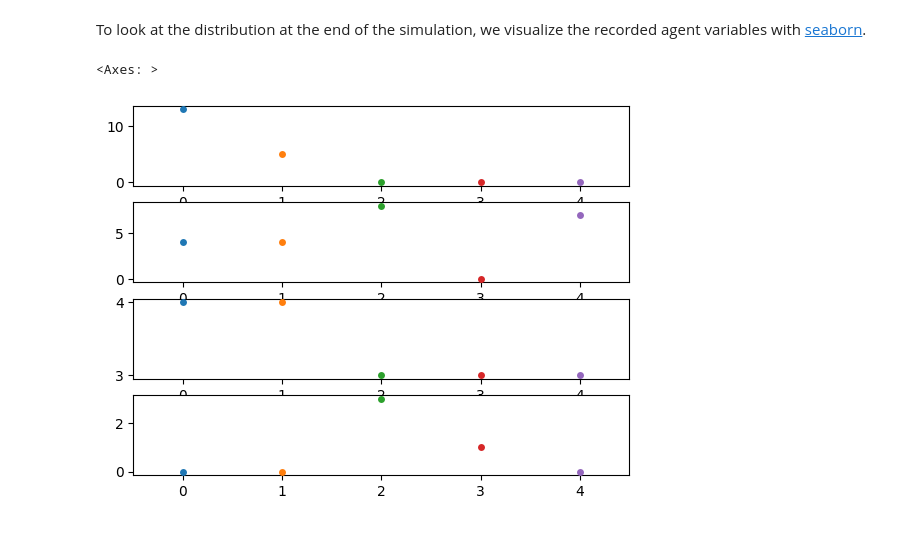
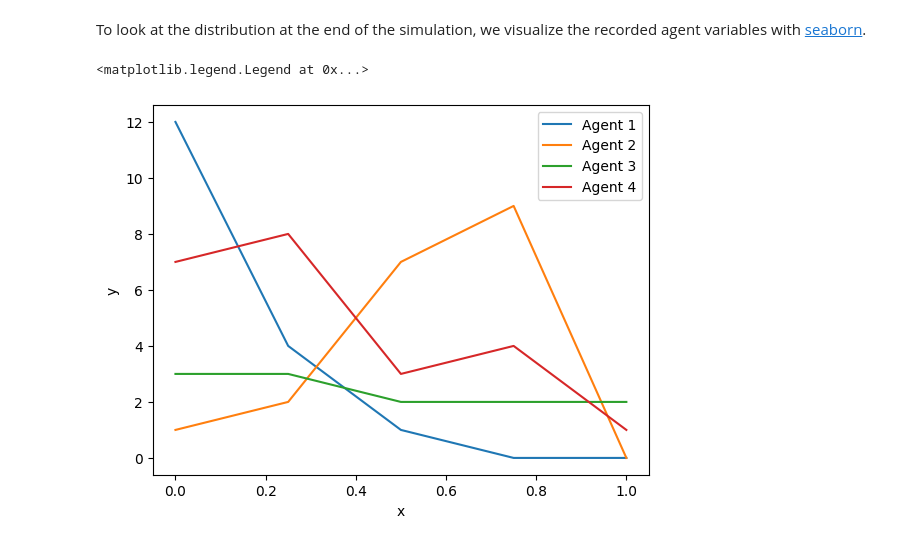
Before and after one commit to mmarianaamy/Multiagentes, a Jupyter notebook: M1.ipynb, the cells around one changed output. Cells and saved outputs as stored; diff of their text form; code cells hidden in the pictures.

Commit message:
Scatterplot a lineplot

```diff
--- a/M1.ipynb
+++ b/M1.ipynb
@@ -243,6 +243,8 @@ class WealthModel(ap.Model):
         m = 30
         n = 30
         k = 150
+        self.m = 30
+        self.n = 30
 
         self.environment = [[False for _ in range(m)] for _ in range(n)]
 
@@ -280,11 +282,14 @@ class WealthModel(ap.Model):
 
 
     def end(self):
-        total_cells = len(self.environment) * len(self.environment[0])
-        dirty_cells = sum(sum(row) for row in self.environment)
+        total_cells = self.m * self.n
+        dirty_cells = sum([sum(row) for row in self.environment])
         clean_cells = total_cells - dirty_cells
         clean_percentage = clean_cells / total_cells * 100
 
+        print("totalcells", total_cells)
+        print("cleancells", clean_cells)
+
         self.record('Clean Cells (%)', clean_percentage)
 # %% [markdown]
 ## Simulation run
@@ -371,19 +386,23 @@ we visualize the recorded agent variables with [seaborn](https://seaborn.pydata.
 # %%
 import matplotlib.pyplot as plt
 import seaborn as sns
 import pandas as pd
 
 data = results.variables.WealthModel
-
-fig, axs = plt.subplots(nrows=4)
-df = pd.DataFrame([list(data["Utility (Agent 1)"])[100]])
-sns.stripplot(data=df, ax=axs[0])
-df = pd.DataFrame([list(data["Utility (Agent 2)"])[100]])
-sns.stripplot(data=df, ax=axs[1])
-df = pd.DataFrame([list(data["Utility (Agent 3)"])[100]])
-sns.stripplot(data=df, ax=axs[2])
-df = pd.DataFrame([list(data["Utility (Agent 4)"])[100]])
-sns.stripplot(data=df, ax=axs[3])
+x = [0, 0.25, 0.5, 0.75, 1]
+y = list(data["Utility (Agent 1)"])[100]
+dataGraph = {"x": x, "y": y, }
+sns.lineplot(data=pd.DataFrame(dataGraph), x="x", y="y", label="Agent 1")
+y = list(data['Utility (Agent 2)'])[100]
+dataGraph = {"x": x, "y": y, }
+sns.lineplot(data=pd.DataFrame(dataGraph), x="x", y="y", label="Agent 2")
+y = list(data["Utility (Agent 3)"])[100]
+dataGraph = {"x": x, "y": y, }
+sns.lineplot(data=pd.DataFrame(dataGraph), x="x", y="y", label="Agent 3")
+y = list(data["Utility (Agent 4)"])[100]
+dataGraph = {"x": x, "y": y, }
+sns.lineplot(data=pd.DataFrame(dataGraph), x="x", y="y", label="Agent 4")
+plt.legend()
 # %% [output]
-<Axes: >
+<matplotlib.legend.Legend at 0x...>
-[figure, old version]
+[figure, new version]
```
Also changed, not shown: parts of 4 cells of this notebook.
